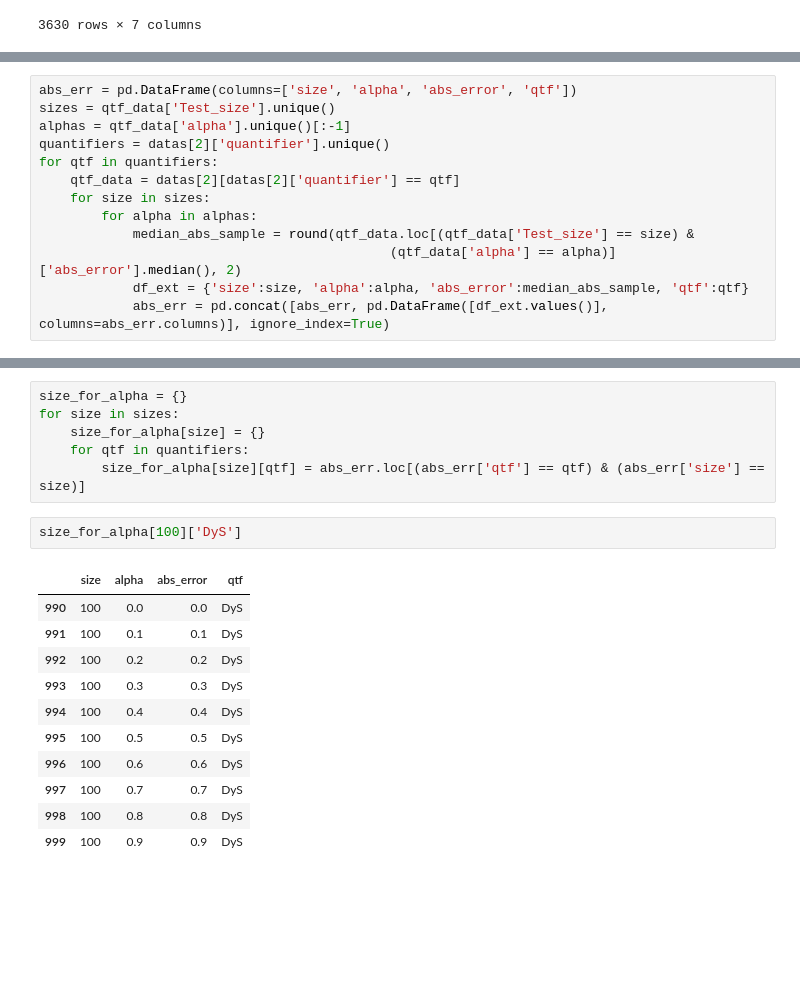
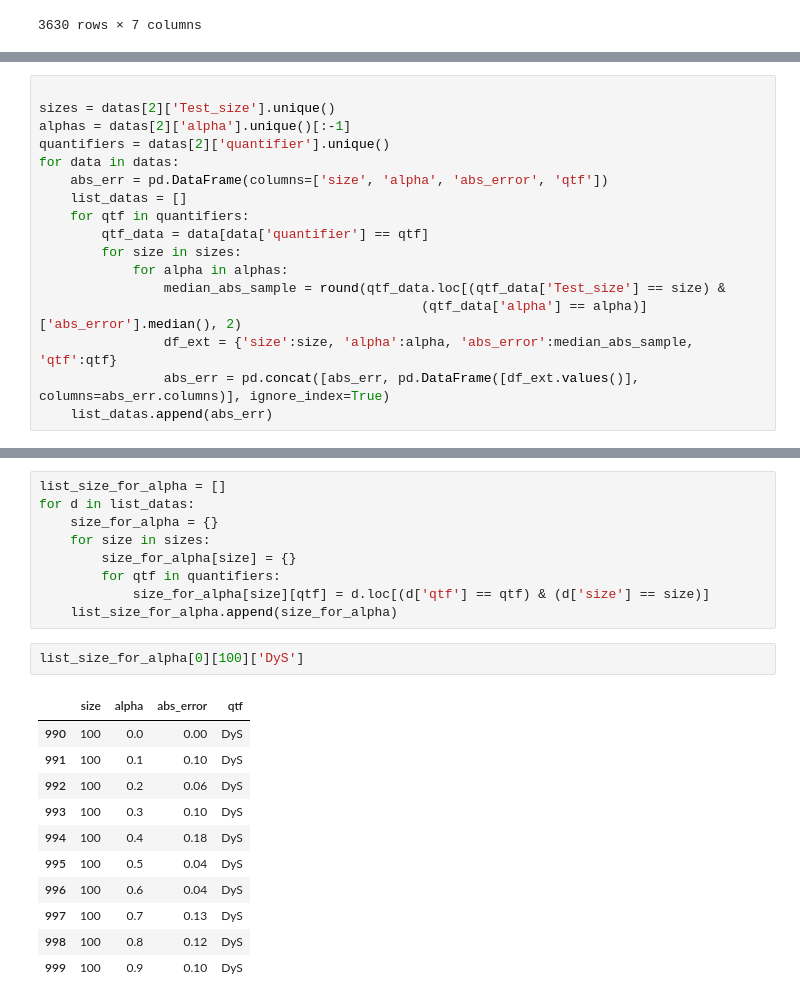
Before and after one commit to luizfernandolj/Quantifiers, a Jupyter notebook: Analysis.ipynb, the cells around one changed output, grey strips where cells are left out. Drawn from its saved outputs; the diff is of its cells as text; blank space fills up the shorter version.

```diff
--- a/Analysis.ipynb
+++ b/Analysis.ipynb
@@ -78,16 +78,20 @@ datas[2]
 | 3629 | 3 | 100 | 1.0 | 0.0 | 0.00 | 0.00 | SORD |
 3630 rows × 7 columns
 # %%
-abs_err = pd.DataFrame(columns=['size', 'alpha', 'abs_error', 'qtf'])
-sizes = qtf_data['Test_size'].unique()
-alphas = qtf_data['alpha'].unique()[:-1]
+
+sizes = datas[2]['Test_size'].unique()
+alphas = datas[2]['alpha'].unique()[:-1]
 quantifiers = datas[2]['quantifier'].unique()
-for qtf in quantifiers:
-    qtf_data = datas[2][datas[2]['quantifier'] == qtf]
-    for size in sizes:
-        for alpha in alphas:
-            median_abs_sample = round(qtf_data.loc[(qtf_data['Test_size'] == size) &
-                                             (qtf_data['alpha'] == alpha)]['abs_error'].median(), 2)
-            df_ext = {'size':size, 'alpha':alpha, 'abs_error':median_abs_sample, 'qtf':qtf}
-            abs_err = pd.concat([abs_err, pd.DataFrame([df_ext.values()], columns=abs_err.columns)], ignore_index=True)
+for data in datas:
+    abs_err = pd.DataFrame(columns=['size', 'alpha', 'abs_error', 'qtf'])
+    list_datas = []
+    for qtf in quantifiers:
+        qtf_data = data[data['quantifier'] == qtf]
+        for size in sizes:
+            for alpha in alphas:
+                median_abs_sample = round(qtf_data.loc[(qtf_data['Test_size'] == size) &
+                                                 (qtf_data['alpha'] == alpha)]['abs_error'].median(), 2)
+                df_ext = {'size':size, 'alpha':alpha, 'abs_error':median_abs_sample, 'qtf':qtf}
+                abs_err = pd.concat([abs_err, pd.DataFrame([df_ext.values()], columns=abs_err.columns)], ignore_index=True)
+    list_datas.append(abs_err)
 # %%
@@ -111,25 +115,28 @@ abs_err.head(20)
 | 18 | 20 | 0.8 | 0.70 | CC |
 | 19 | 20 | 0.9 | 0.80 | CC |
 # %%
-size_for_alpha = {}
-for size in sizes:
-    size_for_alpha[size] = {}
-    for qtf in quantifiers:
-        size_for_alpha[size][qtf] = abs_err.loc[(abs_err['qtf'] == qtf) & (abs_err['size'] == size)]
+list_size_for_alpha = []
+for d in list_datas:
+    size_for_alpha = {}
+    for size in sizes:
+        size_for_alpha[size] = {}
+        for qtf in quantifiers:
+            size_for_alpha[size][qtf] = d.loc[(d['qtf'] == qtf) & (d['size'] == size)]
+    list_size_for_alpha.append(size_for_alpha)
 # %%
-size_for_alpha[100]['DyS']
+list_size_for_alpha[0][100]['DyS']
 # %% [output]
 |  | size | alpha | abs_error | qtf |
-| 990 | 100 | 0.0 | 0.0 | DyS |
-| 991 | 100 | 0.1 | 0.1 | DyS |
-| 992 | 100 | 0.2 | 0.2 | DyS |
-| 993 | 100 | 0.3 | 0.3 | DyS |
-| 994 | 100 | 0.4 | 0.4 | DyS |
-| 995 | 100 | 0.5 | 0.5 | DyS |
-| 996 | 100 | 0.6 | 0.6 | DyS |
-| 997 | 100 | 0.7 | 0.7 | DyS |
-| 998 | 100 | 0.8 | 0.8 | DyS |
-| 999 | 100 | 0.9 | 0.9 | DyS |
+| 990 | 100 | 0.0 | 0.00 | DyS |
+| 991 | 100 | 0.1 | 0.10 | DyS |
+| 992 | 100 | 0.2 | 0.06 | DyS |
+| 993 | 100 | 0.3 | 0.10 | DyS |
+| 994 | 100 | 0.4 | 0.18 | DyS |
+| 995 | 100 | 0.5 | 0.04 | DyS |
+| 996 | 100 | 0.6 | 0.04 | DyS |
+| 997 | 100 | 0.7 | 0.13 | DyS |
+| 998 | 100 | 0.8 | 0.12 | DyS |
+| 999 | 100 | 0.9 | 0.10 | DyS |
 # %%
 qtfs = ['CC', 'ACC', 'PCC', 'PACC', 'MAX', 'MS', 'T50', 'X']
 markers = ['x', 'o', 'v', '+', 'D', 'h', 's', 'x', '+', 'h', 'D']
```
Also changed, not shown: parts of 7 cells of this notebook, 3 other files.
